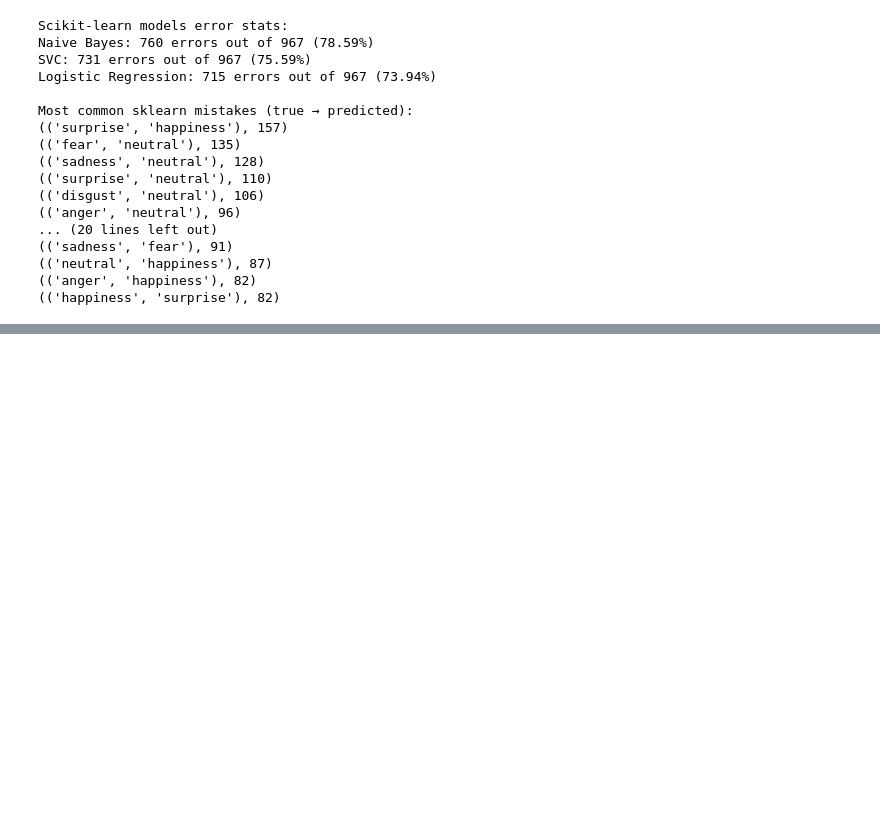
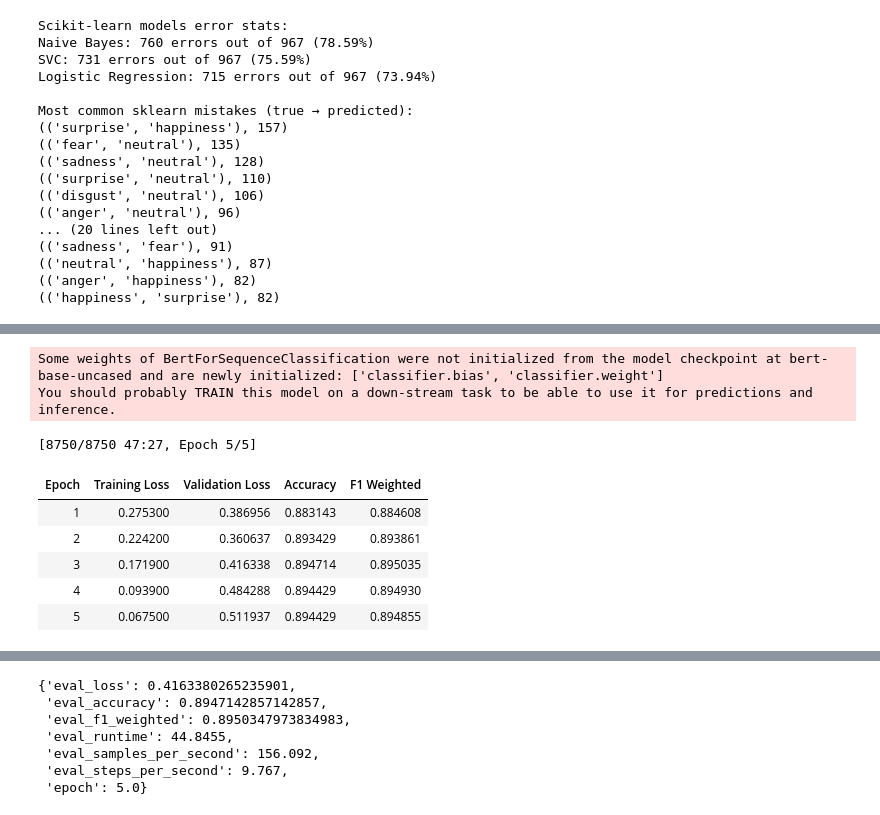
Before and after one commit to dafaqboomduck/nlp-project, a Jupyter notebook: Notebooks/Model-Iterations.ipynb, the cells around one changed output, grey strips where cells are left out. Cells and saved outputs as stored; diff of their text form; code cells hidden in the pictures; blank space fills up the shorter version.

```diff
--- a/Notebooks/Model-Iterations.ipynb
+++ b/Notebooks/Model-Iterations.ipynb
@@ -1172,0 +1353,50 @@ Most common sklearn mistakes (true → predicted):
+# %%
+train_df = pd.DataFrame({"text": X_train, "label": y_train})
+test_df = pd.DataFrame({"text": X_test, "label": y_test})
+
+train_dataset = Dataset.from_pandas(train_df)
+test_dataset = Dataset.from_pandas(test_df)
+
+tokenized_train = train_dataset.map(tokenize_function, batched=True)
+tokenized_test = test_dataset.map(tokenize_function, batched=True)
+# %%
+data_collator = DataCollatorWithPadding(tokenizer=tokenizer)
+
+# Load the config and override the number of labels
+config = AutoConfig.from_pretrained(checkpoint, num_labels=7)
+
+# Load the model with the new config (this will initialize a new classification head)
+model = AutoModelForSequenceClassification.from_pretrained(
+    checkpoint,
+    config=config,
+    ignore_mismatched_sizes=True  # This ignores the mismatch and initializes a new head
+)
+
+# Evaluation metric (accuracy, precision, recall, f1)
+accuracy_metric = evaluate.load("accuracy")
+f1_metric = evaluate.load("f1")
+
+def compute_metrics(eval_pred):
+    logits, labels = eval_pred
+    predictions = np.argmax(logits, axis=-1)
+    acc = accuracy_metric.compute(predictions=predictions, references=labels)
+    f1 = f1_metric.compute(predictions=predictions, references=labels, average='weighted')
+    return {"accuracy": acc["accuracy"], "f1_weighted": f1["f1"]}
+# %% [output]
+Some weights of BertForSequenceClassification were not initialized from the model checkpoint at bert-base-uncased and are newly initialized: ['classifier.bias', 'classifier.weight']
+You should probably TRAIN this model on a down-stream task to be able to use it for predictions and inference.
+# %%
+training_args = TrainingArguments(
+    output_dir="./transformer-outputs",
+    eval_strategy="epoch",
+    save_strategy="epoch",
+    learning_rate=2e-5,
+    per_device_train_batch_size=16,
+    per_device_eval_batch_size=16,
+    num_train_epochs=5,
+    weight_decay=0.01,
+    load_best_model_at_end=True,
+    metric_for_best_model="accuracy",
+    logging_dir="./logs",
+    logging_steps=50
+)
@@ -1172,0 +1414,11 @@ Most common sklearn mistakes (true → predicted):
+# %%
+trainer.train()
+trainer.evaluate(tokenized_test)
+# %% [output]
+[8750/8750 47:27, Epoch 5/5]
+| Epoch | Training Loss | Validation Loss | Accuracy | F1 Weighted |
+| 1 | 0.275300 | 0.386956 | 0.883143 | 0.884608 |
+| 2 | 0.224200 | 0.360637 | 0.893429 | 0.893861 |
+| 3 | 0.171900 | 0.416338 | 0.894714 | 0.895035 |
+| 4 | 0.093900 | 0.484288 | 0.894429 | 0.894930 |
+| 5 | 0.067500 | 0.511937 | 0.894429 | 0.894855 |
@@ -1172,0 +1426,7 @@ Most common sklearn mistakes (true → predicted):
+{'eval_loss': 0.4163380265235901,
+ 'eval_accuracy': 0.8947142857142857,
+ 'eval_f1_weighted': 0.8950347973834983,
+ 'eval_runtime': 44.8455,
+ 'eval_samples_per_second': 156.092,
+ 'eval_steps_per_second': 9.767,
+ 'epoch': 5.0}
```
Also changed, not shown: parts of 23 cells of this notebook.
